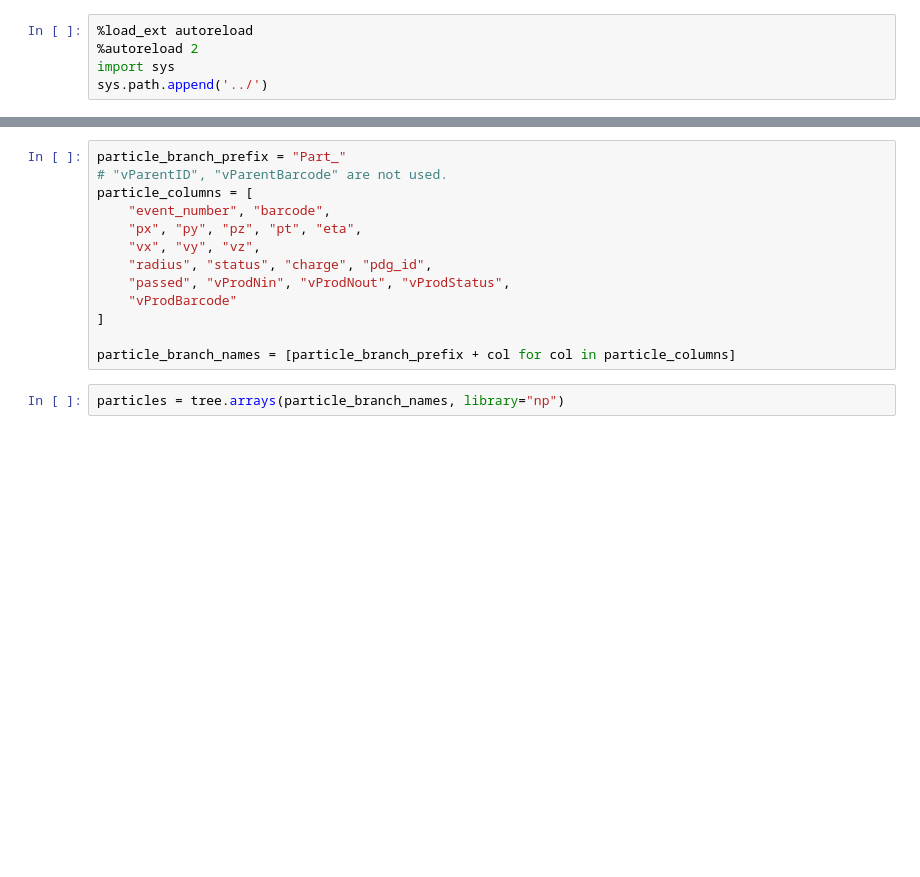
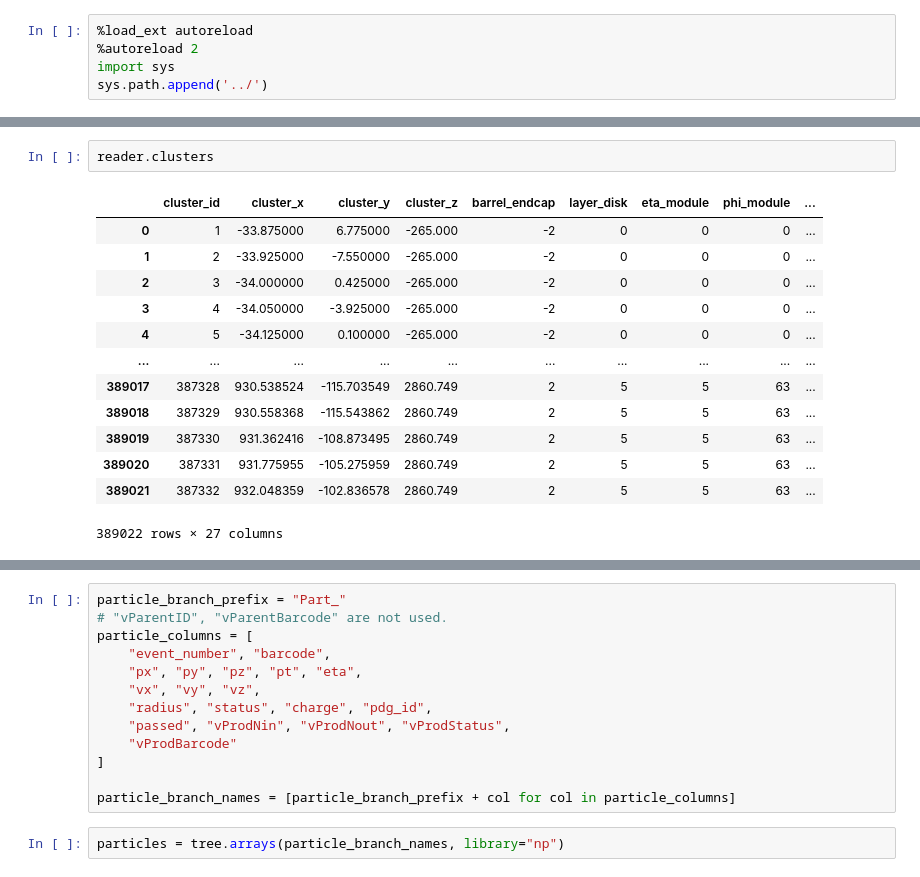
Before and after one commit to xju2/visual_tracks, a Jupyter notebook: notebooks/read_athena_raw_root.ipynb, the cells around one changed output, grey strips where cells are left out. Cells and saved outputs as stored; diff of their text form; blank space fills up the shorter version.

```diff
--- a/notebooks/read_athena_raw_root.ipynb
+++ b/notebooks/read_athena_raw_root.ipynb
@@ -16,0 +45,16 @@ Total number of files: 1 in /media/DataOcean/data/ITk/BugFixedSamples
+# %%
+reader.clusters
+# %% [output]
+|  | cluster_id | cluster_x | cluster_y | cluster_z | barrel_endcap | layer_disk | eta_module | phi_module | ... |
+| 0 | 1 | -33.875000 | 6.775000 | -265.000 | -2 | 0 | 0 | 0 | ... |
+| 1 | 2 | -33.925000 | -7.550000 | -265.000 | -2 | 0 | 0 | 0 | ... |
+| 2 | 3 | -34.000000 | 0.425000 | -265.000 | -2 | 0 | 0 | 0 | ... |
+| 3 | 4 | -34.050000 | -3.925000 | -265.000 | -2 | 0 | 0 | 0 | ... |
+| 4 | 5 | -34.125000 | 0.100000 | -265.000 | -2 | 0 | 0 | 0 | ... |
+| ... | ... | ... | ... | ... | ... | ... | ... | ... | ... |
+| 389017 | 387328 | 930.538524 | -115.703549 | 2860.749 | 2 | 5 | 5 | 63 | ... |
+| 389018 | 387329 | 930.558368 | -115.543862 | 2860.749 | 2 | 5 | 5 | 63 | ... |
+| 389019 | 387330 | 931.362416 | -108.873495 | 2860.749 | 2 | 5 | 5 | 63 | ... |
+| 389020 | 387331 | 931.775955 | -105.275959 | 2860.749 | 2 | 5 | 5 | 63 | ... |
+| 389021 | 387332 | 932.048359 | -102.836578 | 2860.749 | 2 | 5 | 5 | 63 | ... |
+389022 rows × 27 columns
```
Also changed, not shown: parts of 25 cells of this notebook, 6 other files.
